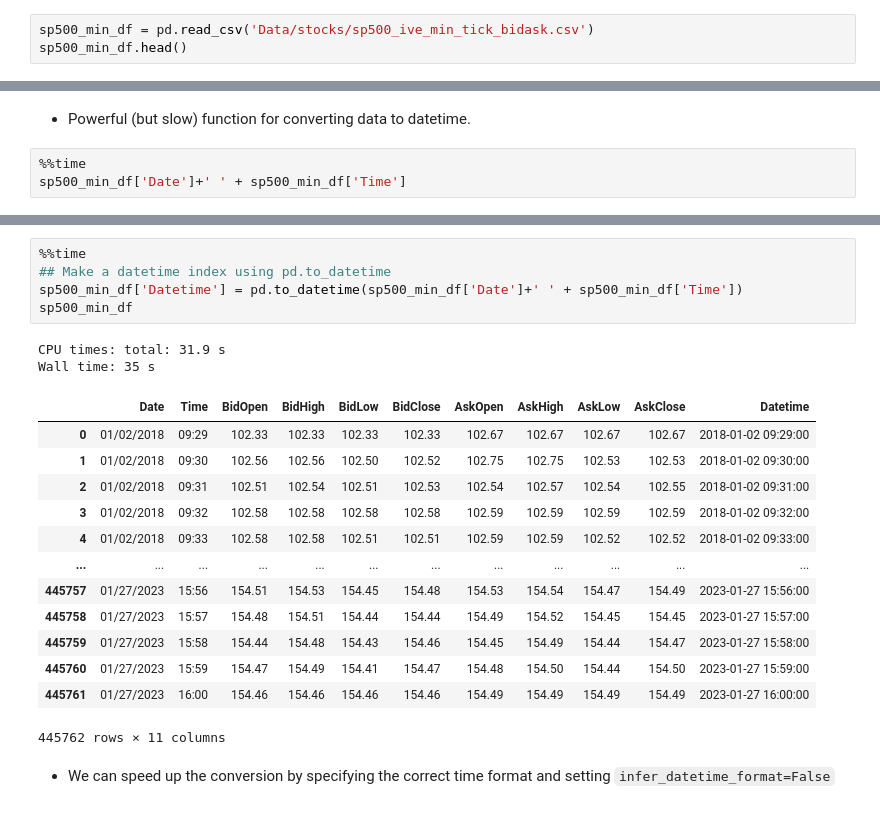
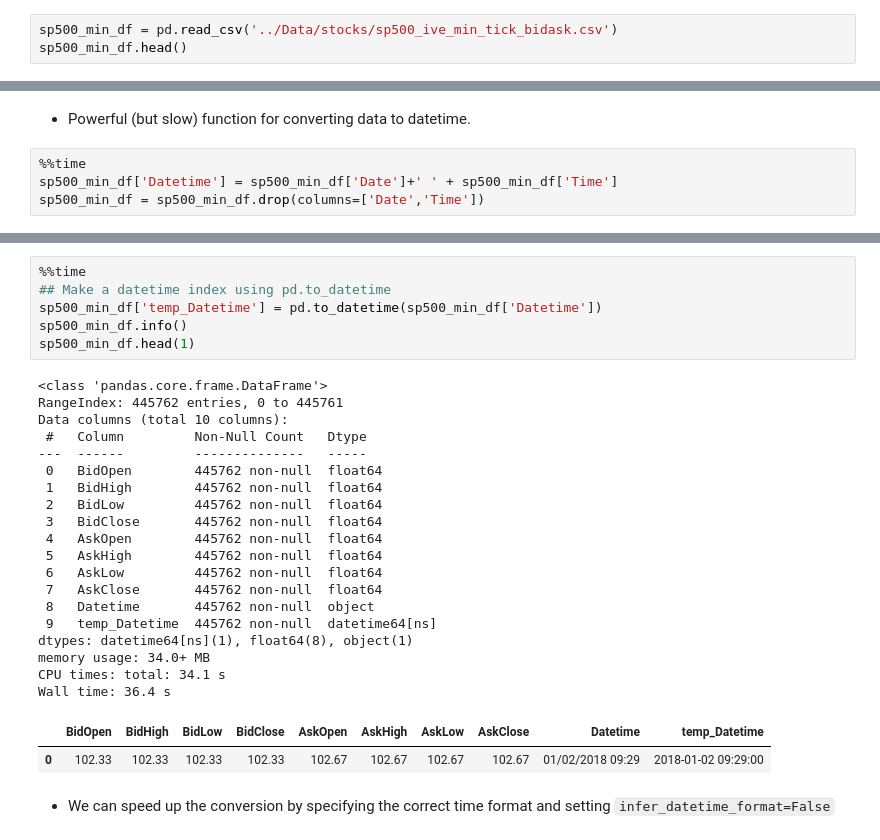
Before and after one commit to erwincarlogonzales/data-viz-time-series-analysis-codealongs, a Jupyter notebook: Solutions/SOLUTIONS Wk18-Lecture01-CodeAlong.ipynb, the cells around one changed output, grey strips where cells are left out. Saved outputs shown, nothing was run; the diff lists cells and outputs as text.

```diff
--- a/Solutions/SOLUTIONS Wk18-Lecture01-CodeAlong.ipynb
+++ b/Solutions/SOLUTIONS Wk18-Lecture01-CodeAlong.ipynb
@@ -177,7 +128,7 @@ Timestamp('2023-06-06 15:17:38')
 - S&P 500 (Kibot)
      - IVE S&P 500 1-min aggregate data from: http://www.kibot.com/free_historical_data.aspx
 # %%
-sp500_min_df = pd.read_csv('Data/stocks/sp500_ive_min_tick_bidask.csv')
+sp500_min_df = pd.read_csv('../Data/stocks/sp500_ive_min_tick_bidask.csv')
 sp500_min_df.head()
 # %% [output]
 |  | Date | Time | BidOpen | BidHigh | BidLow | BidClose | AskOpen | AskHigh | AskLow | AskClose |
@@ -212,5 +163,6 @@ memory usage: 34.0+ MB
 - Powerful  (but slow) function for converting data to datetime.
 # %%
 %%time
-sp500_min_df['Date']+' ' + sp500_min_df['Time']
+sp500_min_df['Datetime'] = sp500_min_df['Date']+' ' + sp500_min_df['Time']
+sp500_min_df = sp500_min_df.drop(columns=['Date','Time'])
 # %% [output]
@@ -231,24 +194,31 @@ Length: 445762, dtype: object
 # %%
 %%time
 ## Make a datetime index using pd.to_datetime
-sp500_min_df['Datetime'] = pd.to_datetime(sp500_min_df['Date']+' ' + sp500_min_df['Time'])
-sp500_min_df
+sp500_min_df['temp_Datetime'] = pd.to_datetime(sp500_min_df['Datetime'])
+sp500_min_df.info()
+sp500_min_df.head(1)
 # %% [output]
-CPU times: total: 31.9 s
-Wall time: 35 s
+<class 'pandas.core.frame.DataFrame'>
+RangeIndex: 445762 entries, 0 to 445761
+Data columns (total 10 columns):
+ #   Column         Non-Null Count   Dtype
+---  ------         --------------   -----
+ 0   BidOpen        445762 non-null  float64
+ 1   BidHigh        445762 non-null  float64
+ 2   BidLow         445762 non-null  float64
+ 3   BidClose       445762 non-null  float64
+ 4   AskOpen        445762 non-null  float64
+ 5   AskHigh        445762 non-null  float64
+ 6   AskLow         445762 non-null  float64
+ 7   AskClose       445762 non-null  float64
+ 8   Datetime       445762 non-null  object
+ 9   temp_Datetime  445762 non-null  datetime64[ns]
+dtypes: datetime64[ns](1), float64(8), object(1)
+memory usage: 34.0+ MB
+CPU times: total: 34.1 s
+Wall time: 36.4 s
-|  | Date | Time | BidOpen | BidHigh | BidLow | BidClose | AskOpen | AskHigh | AskLow | AskClose | Datetime |
-| 0 | 01/02/2018 | 09:29 | 102.33 | 102.33 | 102.33 | 102.33 | 102.67 | 102.67 | 102.67 | 102.67 | 2018-01-02 09:29:00 |
-| 1 | 01/02/2018 | 09:30 | 102.56 | 102.56 | 102.50 | 102.52 | 102.75 | 102.75 | 102.53 | 102.53 | 2018-01-02 09:30:00 |
-| 2 | 01/02/2018 | 09:31 | 102.51 | 102.54 | 102.51 | 102.53 | 102.54 | 102.57 | 102.54 | 102.55 | 2018-01-02 09:31:00 |
-| 3 | 01/02/2018 | 09:32 | 102.58 | 102.58 | 102.58 | 102.58 | 102.59 | 102.59 | 102.59 | 102.59 | 2018-01-02 09:32:00 |
-| 4 | 01/02/2018 | 09:33 | 102.58 | 102.58 | 102.51 | 102.51 | 102.59 | 102.59 | 102.52 | 102.52 | 2018-01-02 09:33:00 |
-| ... | ... | ... | ... | ... | ... | ... | ... | ... | ... | ... | ... |
-| 445757 | 01/27/2023 | 15:56 | 154.51 | 154.53 | 154.45 | 154.48 | 154.53 | 154.54 | 154.47 | 154.49 | 2023-01-27 15:56:00 |
-| 445758 | 01/27/2023 | 15:57 | 154.48 | 154.51 | 154.44 | 154.44 | 154.49 | 154.52 | 154.45 | 154.45 | 2023-01-27 15:57:00 |
-| 445759 | 01/27/2023 | 15:58 | 154.44 | 154.48 | 154.43 | 154.46 | 154.45 | 154.49 | 154.44 | 154.47 | 2023-01-27 15:58:00 |
-| 445760 | 01/27/2023 | 15:59 | 154.47 | 154.49 | 154.41 | 154.47 | 154.48 | 154.50 | 154.44 | 154.50 | 2023-01-27 15:59:00 |
-| 445761 | 01/27/2023 | 16:00 | 154.46 | 154.46 | 154.46 | 154.46 | 154.49 | 154.49 | 154.49 | 154.49 | 2023-01-27 16:00:00 |
+|  | BidOpen | BidHigh | BidLow | BidClose | AskOpen | AskHigh | AskLow | AskClose | Datetime | temp_Datetime |
+| 0 | 102.33 | 102.33 | 102.33 | 102.33 | 102.67 | 102.67 | 102.67 | 102.67 | 01/02/2018 09:29 | 2018-01-02 09:29:00 |
-445762 rows × 11 columns
 # %% [markdown]
 - We can speed up the conversion by specifying the correct time format and setting `infer_datetime_format=False`
 # %% [markdown]
```
Also changed, not shown: parts of 40 cells of this notebook, 8 other files.
